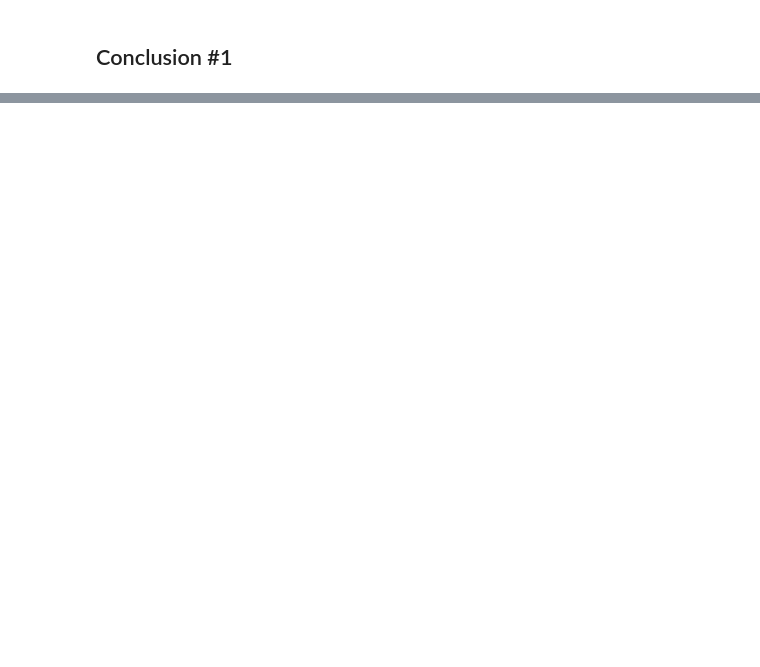
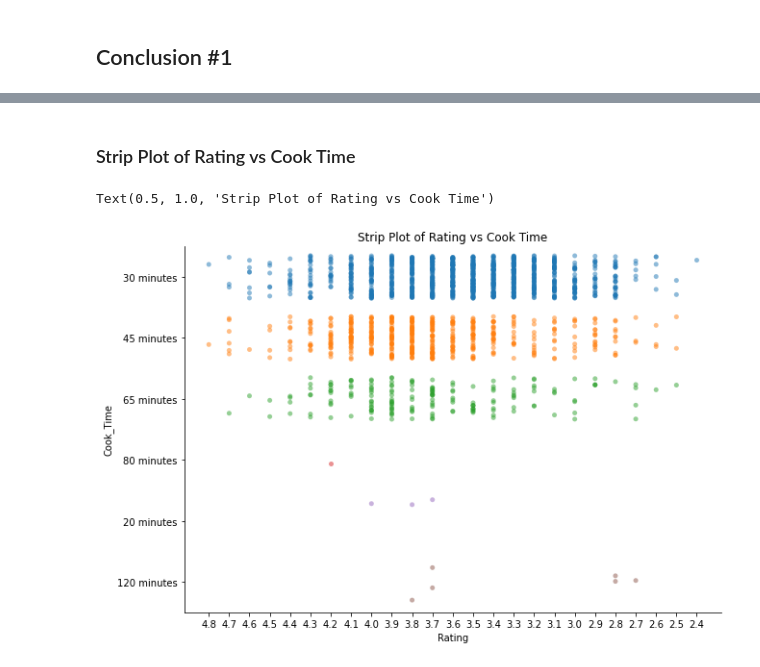
Before and after one commit to Bremull/Xtern_2020, a Jupyter notebook: Xtern Data Science Work Sample.ipynb, the cells around one changed output, grey strips where cells are left out. Saved outputs shown, nothing was run; the diff lists cells and outputs as text; code cells hidden in the pictures; blank space fills up the shorter version.

```diff
--- a/Xtern Data Science Work Sample.ipynb
+++ b/Xtern Data Science Work Sample.ipynb
@@ -121,0 +143,3 @@ No, there isn't a positive relationship between average cost and ratings. Furthe
+# %%
+fd = fd.sort_values(['Rating', 'Votes'], ascending = False)
+fd
@@ -121,0 +168,3 @@ No, there isn't a positive relationship between average cost and ratings. Furthe
+# %%
+fd = fd.sort_values(['Cook_Time', 'Average_Cost'], ascending = False)
+fd
@@ -121,0 +195,3 @@ No, there isn't a positive relationship between average cost and ratings. Furthe
+# %%
+fd = fd.sort_values(['Cook_Time', 'Rating'], ascending = False)
+fd
@@ -121,0 +212,12 @@ No, there isn't a positive relationship between average cost and ratings. Furthe
+# %% [markdown]
+### Strip Plot of Rating vs Cook Time
+# %%
+fd = fd.sort_values('Rating', ascending = False)
+fig, ax = plt.subplots()
+sns.stripplot(x='Rating', y='Cook_Time', data=fd, jitter=0.35, alpha = 0.50)
+sns.despine()
+fig.set_size_inches(10,7)
+ax.set_title("Strip Plot of Rating vs Cook Time")
+# %% [output]
+Text(0.5, 1.0, 'Strip Plot of Rating vs Cook Time')
+[figure, added]
```
Also changed, not shown: parts of 27 cells of this notebook.
